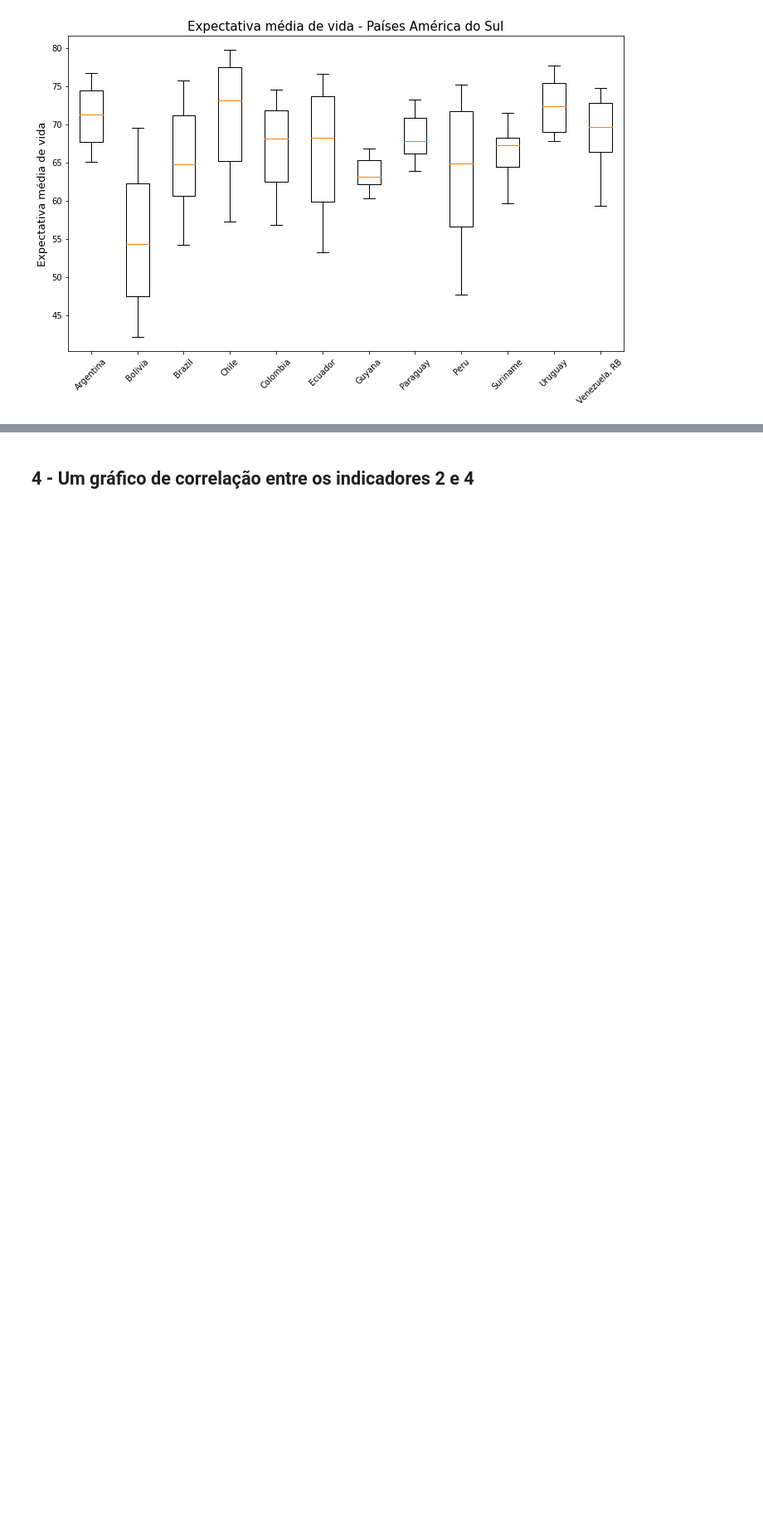
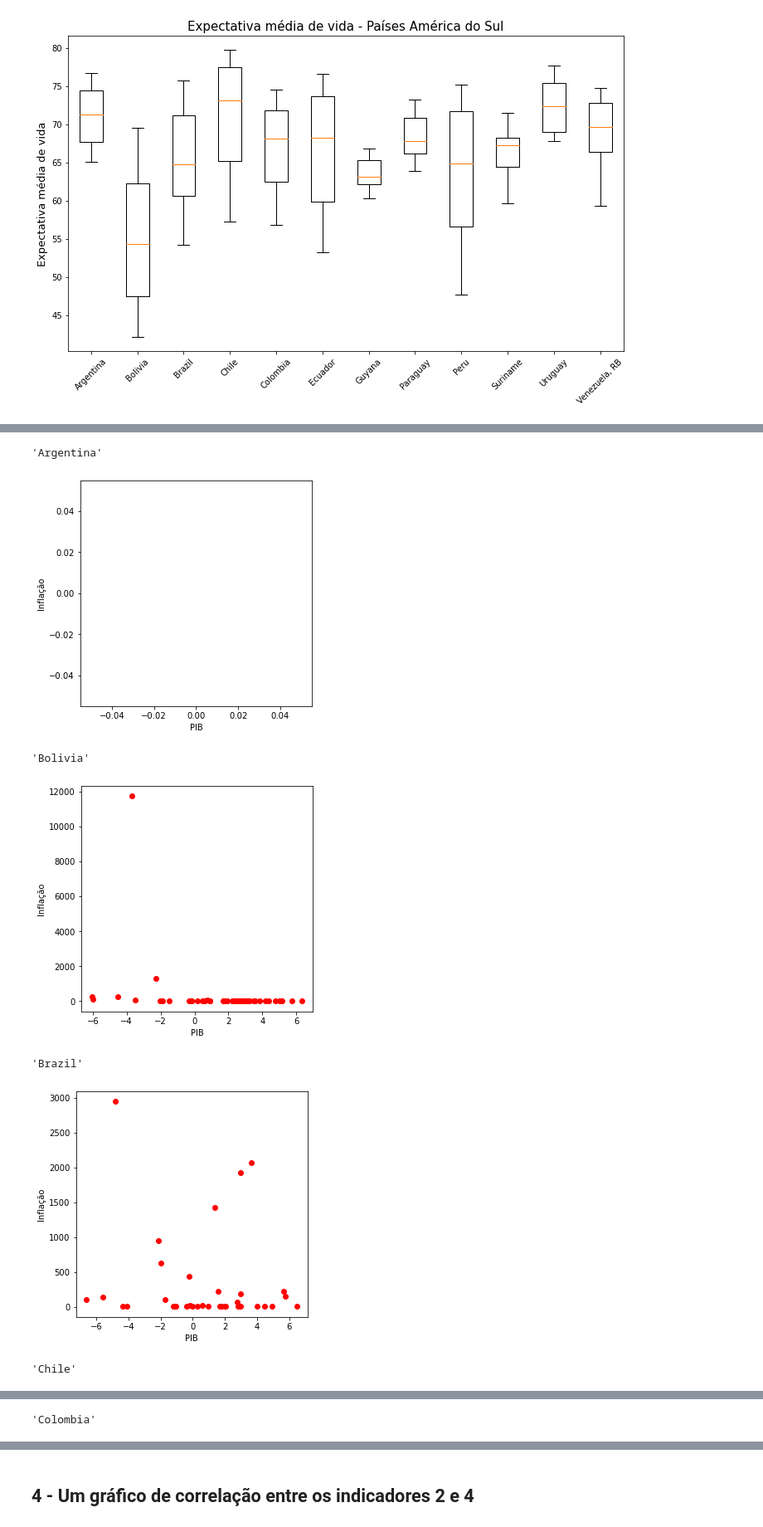
Before and after one commit to sganzerla/DPS852-Data-Science, a Jupyter notebook: T3/T3.ipynb, the cells around one changed output, grey strips where cells are left out. Shown: that part at 83% size. Drawn from its saved outputs; the diff is of its cells as text; code cells hidden in the pictures; blank space fills up the shorter version.

```diff
--- a/T3/T3.ipynb
+++ b/T3/T3.ipynb
@@ -362,0 +367,61 @@ gerar_grafico_box_plot(
+# %%
+import matplotlib.pyplot as plt
+import sys
+
+
+def apagar_colunas_nao_sao_anos(df: pd.DataFrame) -> pd.DataFrame:
+    col_apagar = []
+    for x in df.columns:
+        if not (x.isnumeric()):
+            col_apagar.append(x)
+
+    return remover_colunas(df, col_apagar)
+
+# lendo os dataframes
+dataframe_pib = ler_arquivo('df_pib_sul_ame.csv')
+dataframe_infl = ler_arquivo('df_infl_sul_ame.csv')
+
+# separando o nome dos países
+rotulos = dataframe_pib['Country Name'].reset_index(drop=True)
+
+# ficam apenas colunas com os anos
+df_pib = apagar_colunas_nao_sao_anos(dataframe_pib)
+df_infl = apagar_colunas_nao_sao_anos(dataframe_infl)
+
+# garantindo que tenham o mesmo tamanho as séries
+if len(df_pib.columns) != len(df_infl.columns):
+    print("Tamanhos das séries diferentes, utilizar outra estratégia.")
+    sys.exit()
+
+dados_pib = []
+
+for col, lin in df_pib.iterrows():
+    registros_serie = lin.to_frame().T
+    dados_pib.append(registros_serie)
+
+dados_infl = []
+
+for col, lin in df_infl.iterrows():
+    registros_serie = lin.to_frame().T
+    dados_infl.append(registros_serie)
+
+df_cor = pd.DataFrame(
+    {'pib': dados_pib, 'infl': dados_infl,  'paises': rotulos})
+
+for i, j in df_cor.iterrows():
+    x = j.T['pib']
+    y = j.T['infl']
+    display(j['paises'])
+    plt.figure(figsize=(5, 5))
+    plt.xlabel("PIB")
+    plt.ylabel("Inflação")
+    plt.scatter(x, y, c='red')
+    plt.show()
+# %% [output]
+'Argentina'
+[figure, added]
+'Bolivia'
+[figure, added]
+'Brazil'
+[figure, added]
+'Chile'
@@ -362,0 +429 @@ gerar_grafico_box_plot(
+'Colombia'
```
Also changed, not shown: parts of 18 cells of this notebook.
